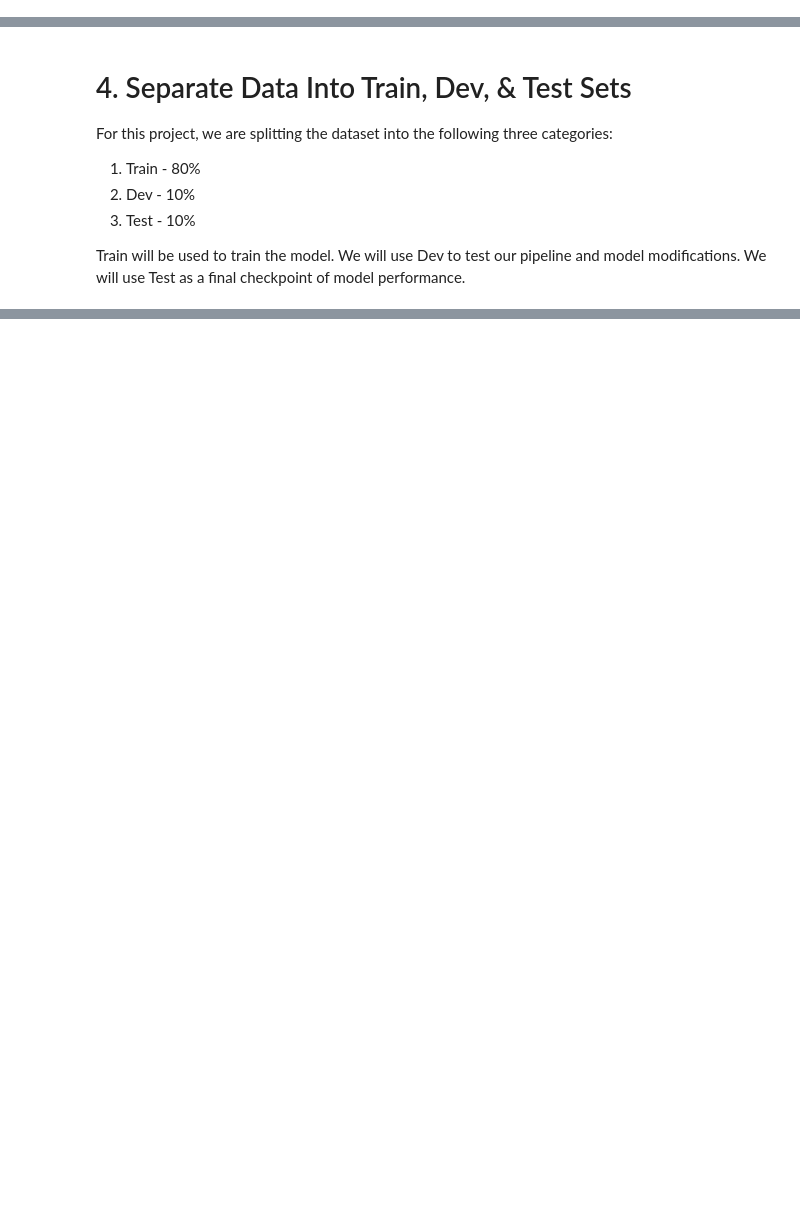
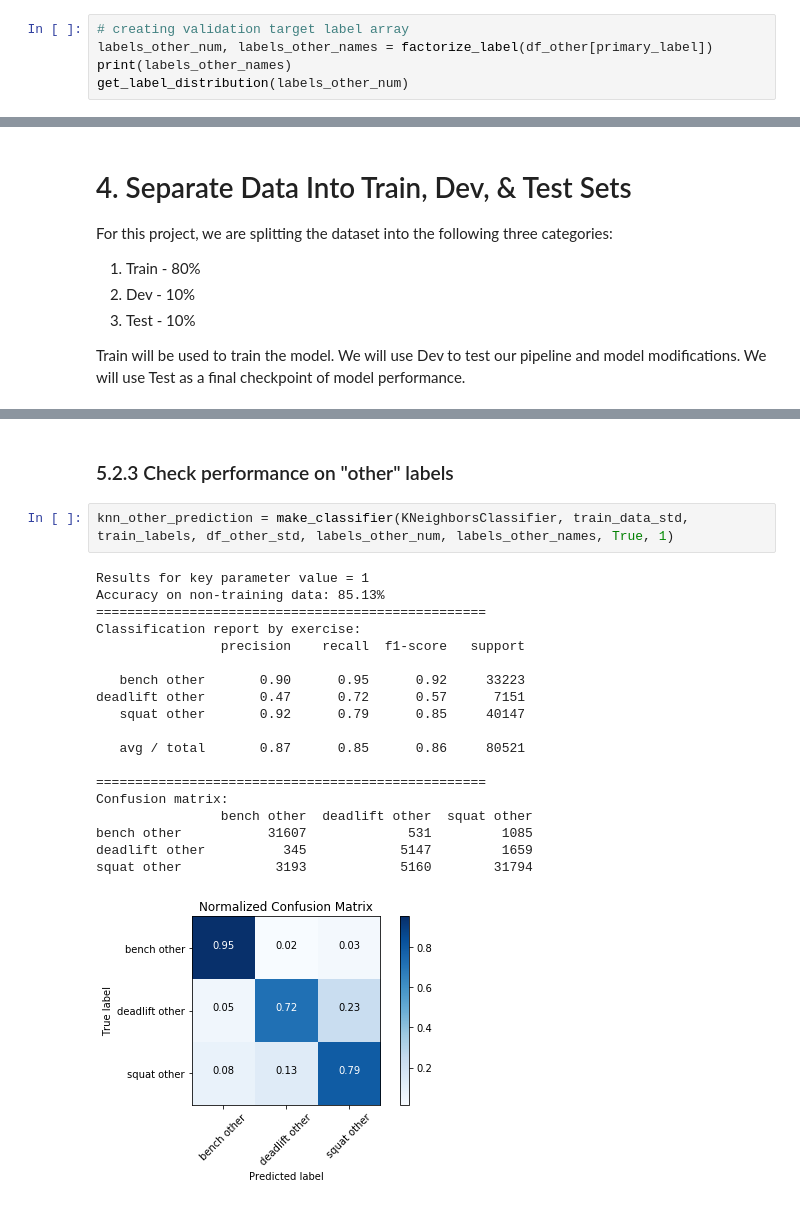
Before and after one commit to YuliaZamriy/W207_Group_Project, a Jupyter notebook: w207_openbarbell_baseline_submission.ipynb, the cells around one changed output, grey strips where cells are left out. Drawn from its saved outputs; the diff is of its cells as text; blank space fills up the shorter version.

```diff
--- a/w207_openbarbell_baseline_submission.ipynb
+++ b/w207_openbarbell_baseline_submission.ipynb
@@ -163,0 +334,5 @@ Observations after cleaning = (196034, 13)
+# %%
+# creating validation target label array
+labels_other_num, labels_other_names = factorize_label(df_other[primary_label])
+print(labels_other_names)
+get_label_distribution(labels_other_num)
@@ -302,0 +602,24 @@ Our group has successfully put together a pipeline where we can rapidly iterate
+# %% [markdown]
+### 5.2.3 Check performance on "other" labels
+# %%
+knn_other_prediction = make_classifier(KNeighborsClassifier, train_data_std, train_labels, df_other_std, labels_other_num, labels_other_names, True, 1)
+# %% [output]
+Results for key parameter value = 1
+Accuracy on non-training data: 85.13%
+==================================================
+Classification report by exercise:
+                precision    recall  f1-score   support
+
+   bench other       0.90      0.95      0.92     33223
+deadlift other       0.47      0.72      0.57      7151
+   squat other       0.92      0.79      0.85     40147
+
+   avg / total       0.87      0.85      0.86     80521
+
+==================================================
+Confusion matrix:
+                bench other  deadlift other  squat other
+bench other           31607             531         1085
+deadlift other          345            5147         1659
+squat other            3193            5160        31794
+[figure, added]
```
Also changed, not shown: parts of 78 cells of this notebook.
